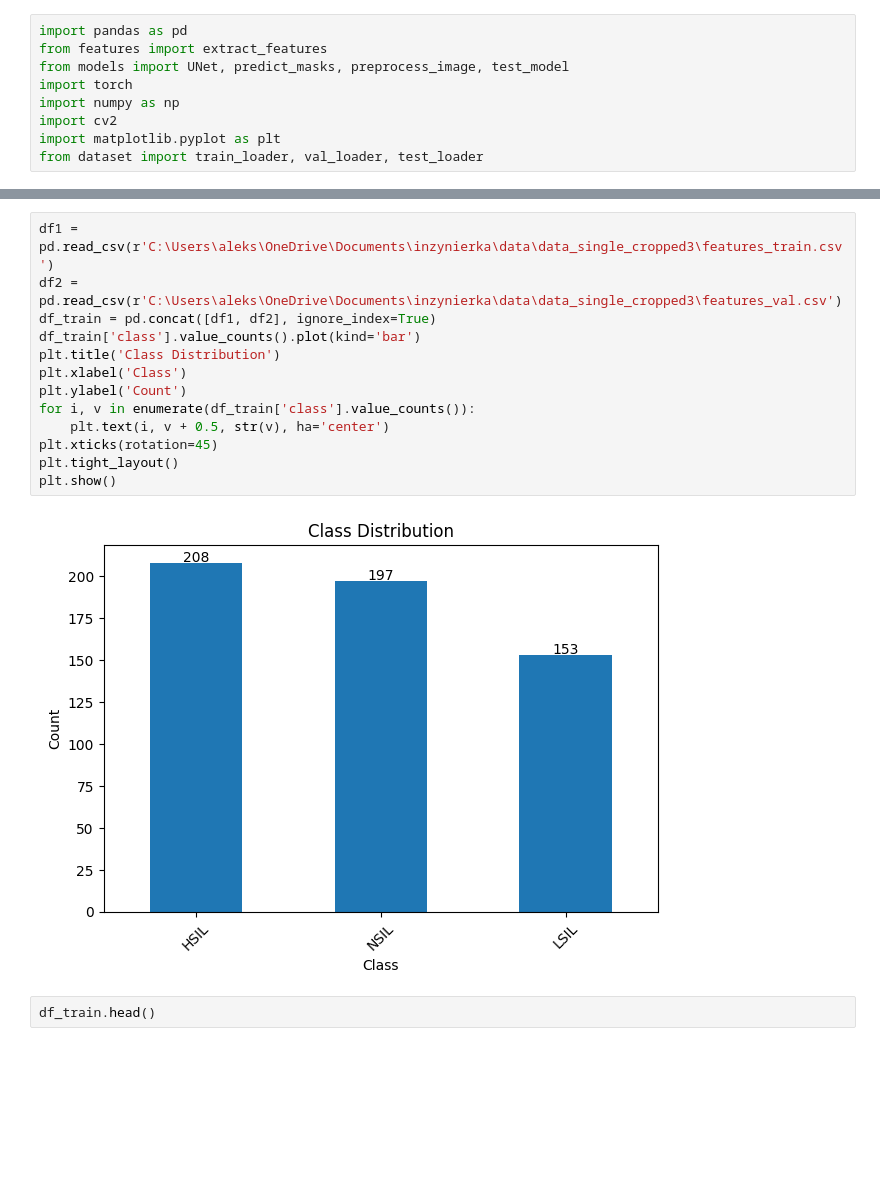
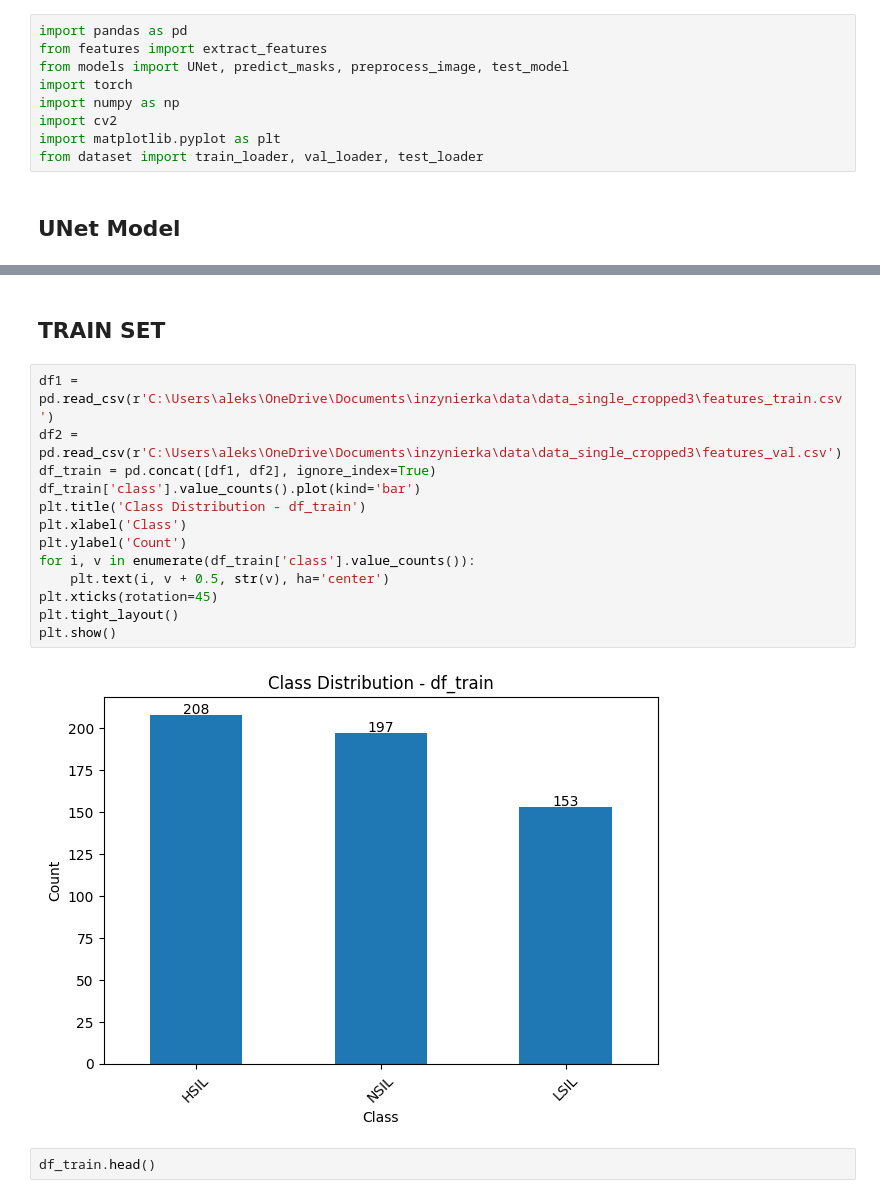
Before and after one commit to aleksandra0014/system-analizy-cytologicznej, a Jupyter notebook: segmentation/classificators_learning.ipynb, the cells around one changed output, grey strips where cells are left out. Drawn from its saved outputs; the diff is of its cells as text; blank space fills up the shorter version.

```diff
--- a/segmentation/classificators_learning.ipynb
+++ b/segmentation/classificators_learning.ipynb
@@ -7,6 +9,8 @@ import numpy as np
 import cv2
 import matplotlib.pyplot as plt
 from dataset import train_loader, val_loader, test_loader
+# %% [markdown]
+## UNet Model
 # %%
 model = UNet(in_channels=3, out_channels=2)
 device = torch.device("cuda" if torch.cuda.is_available() else "cpu")
@@ -30,21 +34,23 @@ UNet(
   )
   (output_layer): Conv2d(64, 2, kernel_size=(1, 1), stride=(1, 1))
 )
+# %% [markdown]
+## TRAIN SET
 # %%
 df1 = pd.read_csv(r'C:\Users\aleks\OneDrive\Documents\inzynierka\data\data_single_cropped3\features_train.csv')
 df2 = pd.read_csv(r'C:\Users\aleks\OneDrive\Documents\inzynierka\data\data_single_cropped3\features_val.csv')
 df_train = pd.concat([df1, df2], ignore_index=True)
 df_train['class'].value_counts().plot(kind='bar')
-plt.title('Class Distribution')
+plt.title('Class Distribution - df_train')
 plt.xlabel('Class')
 plt.ylabel('Count')
 for i, v in enumerate(df_train['class'].value_counts()):
     plt.text(i, v + 0.5, str(v), ha='center')
 plt.xticks(rotation=45)
 plt.tight_layout()
 plt.show()
 # %% [output]
-[figure, old version]
+[figure, new version]
 # %%
 df_train.head()
 # %% [output]
```
Also changed, not shown: parts of 14 cells of this notebook, 2 other files.
